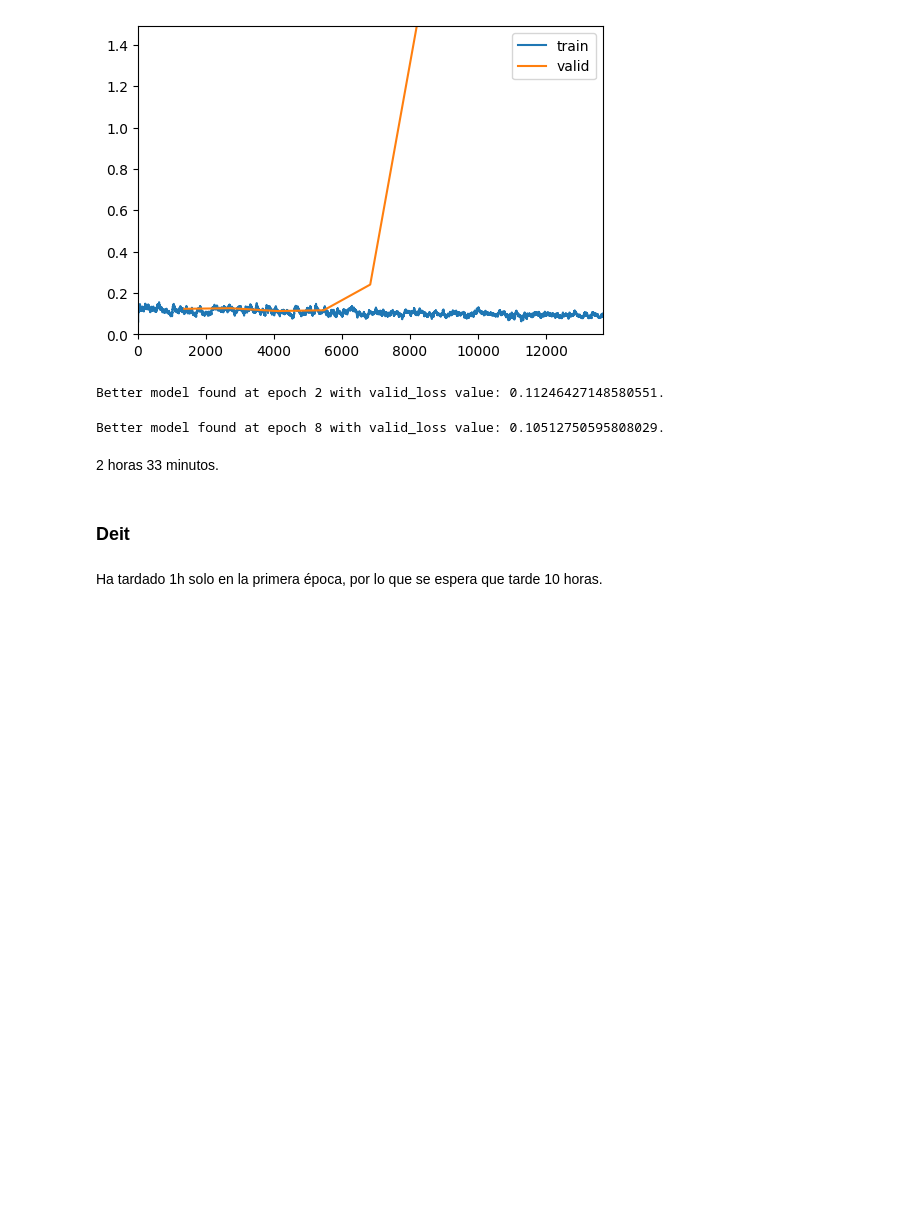
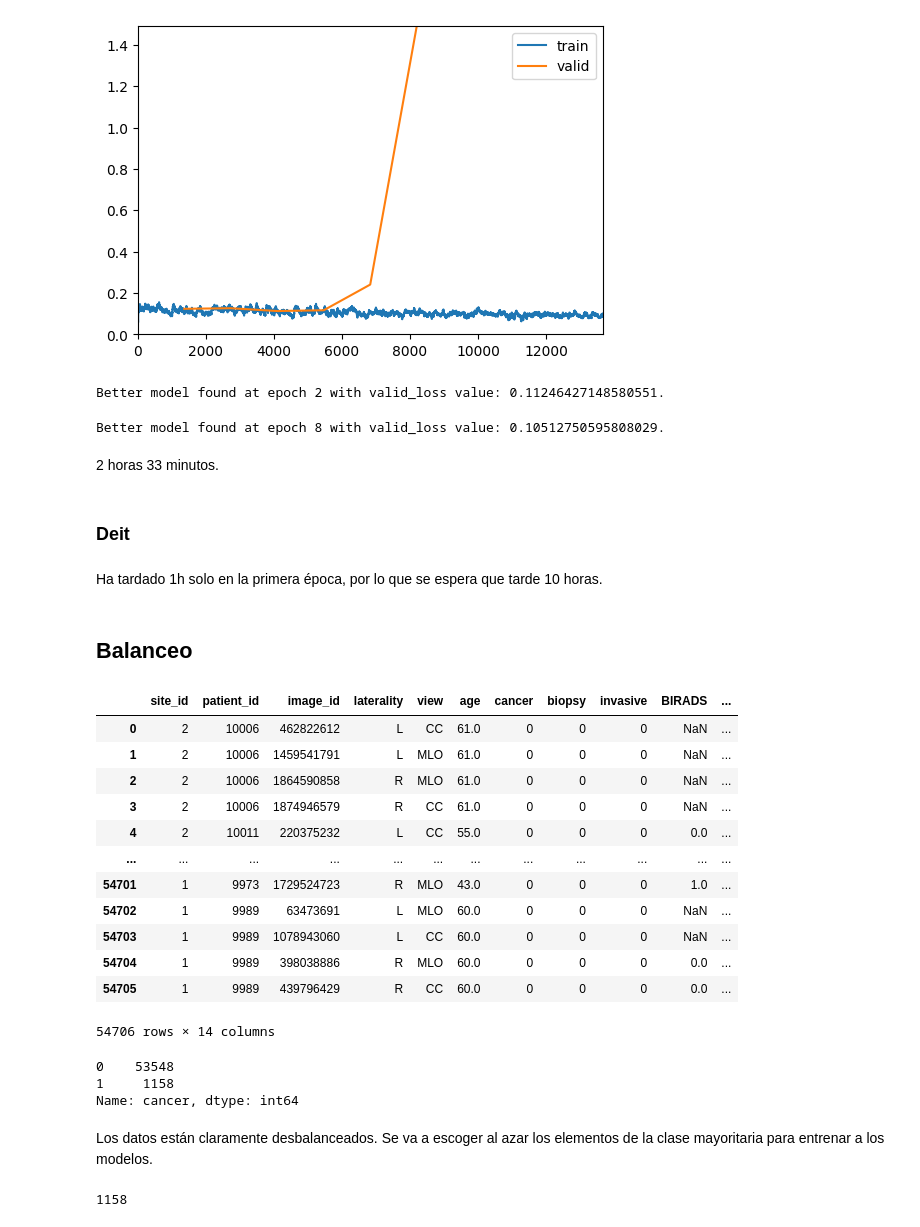
Before and after one commit to inigo99/CancerDetection, a Jupyter notebook: TFM.ipynb, the cells around one changed output. Saved outputs shown, nothing was run; the diff lists cells and outputs as text; code cells hidden in the pictures; blank space fills up the shorter version.

```diff
--- a/TFM.ipynb
+++ b/TFM.ipynb
@@ -245,3 +247,21 @@ learn = vision_learner(dls, 'deit3_base_patch16_384', metrics=[accuracy, Precisi
 learn.fine_tune(10, base_lr=1e-2)
 # %% [markdown]
 Ha tardado 1h solo en la primera época, por lo que se espera que tarde 10 horas.
+# %% [markdown]
+## Balanceo
+# %%
+df
+# %% [output]
+|  | site_id | patient_id | image_id | laterality | view | age | cancer | biopsy | invasive | BIRADS | ... |
+| 0 | 2 | 10006 | 462822612 | L | CC | 61.0 | 0 | 0 | 0 | NaN | ... |
+| 1 | 2 | 10006 | 1459541791 | L | MLO | 61.0 | 0 | 0 | 0 | NaN | ... |
+| 2 | 2 | 10006 | 1864590858 | R | MLO | 61.0 | 0 | 0 | 0 | NaN | ... |
+| 3 | 2 | 10006 | 1874946579 | R | CC | 61.0 | 0 | 0 | 0 | NaN | ... |
+| 4 | 2 | 10011 | 220375232 | L | CC | 55.0 | 0 | 0 | 0 | 0.0 | ... |
+| ... | ... | ... | ... | ... | ... | ... | ... | ... | ... | ... | ... |
+| 54701 | 1 | 9973 | 1729524723 | R | MLO | 43.0 | 0 | 0 | 0 | 1.0 | ... |
+| 54702 | 1 | 9989 | 63473691 | L | MLO | 60.0 | 0 | 0 | 0 | NaN | ... |
+| 54703 | 1 | 9989 | 1078943060 | L | CC | 60.0 | 0 | 0 | 0 | NaN | ... |
+| 54704 | 1 | 9989 | 398038886 | R | MLO | 60.0 | 0 | 0 | 0 | 0.0 | ... |
+| 54705 | 1 | 9989 | 439796429 | R | CC | 60.0 | 0 | 0 | 0 | 0.0 | ... |
+54706 rows × 14 columns
@@ -247,0 +271,14 @@ Ha tardado 1h solo en la primera época, por lo que se espera que tarde 10 horas
+# %%
+y.value_counts()
+# %% [output]
+0    53548
+1     1158
+Name: cancer, dtype: int64
+# %% [markdown]
+Los datos están claramente desbalanceados. Se va a escoger al azar los elementos de la clase mayoritaria para entrenar a los modelos.
+# %%
+np.random.seed(0)
+patients = np.random.choice(df.loc[df["cancer"] == 1]["patient_id"], y.value_counts()[1])
+patients.size
+# %% [output]
+1158
```
Also changed, not shown: parts of 12 cells of this notebook.
